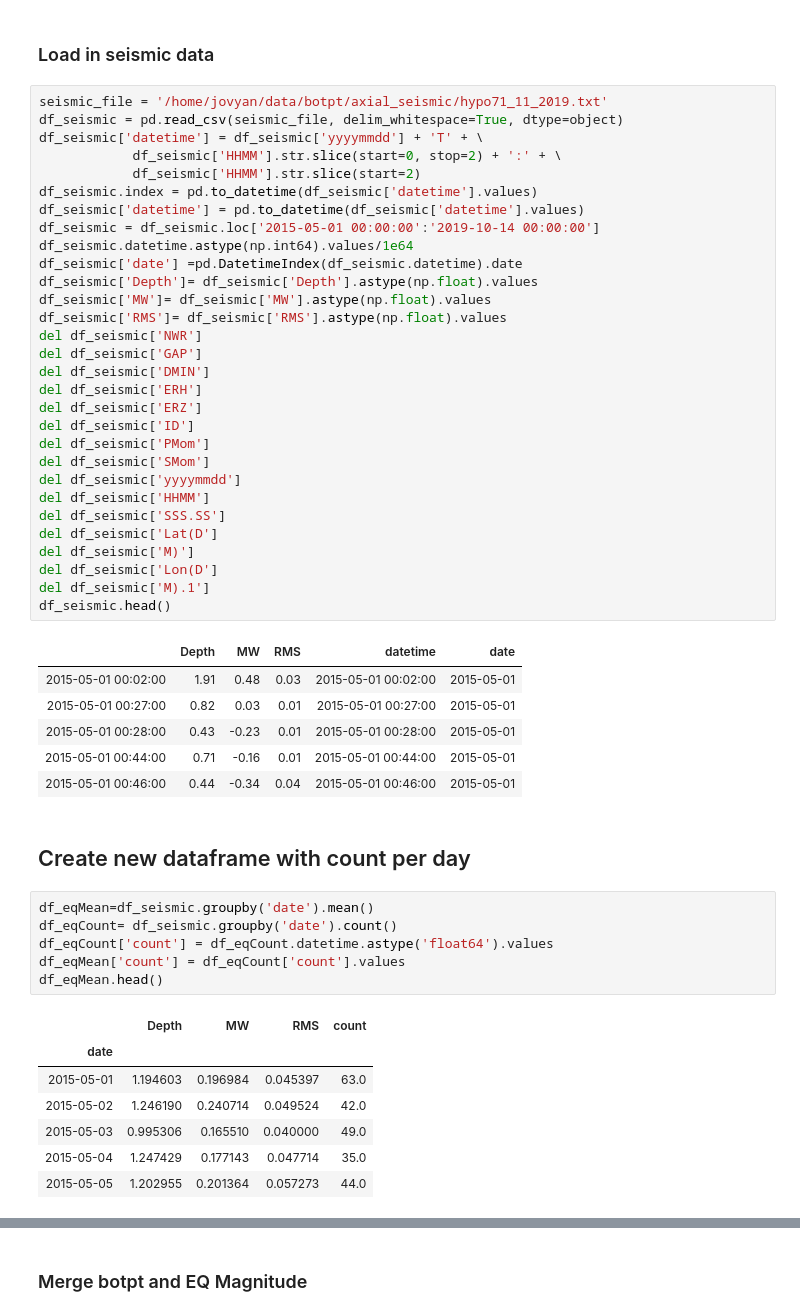
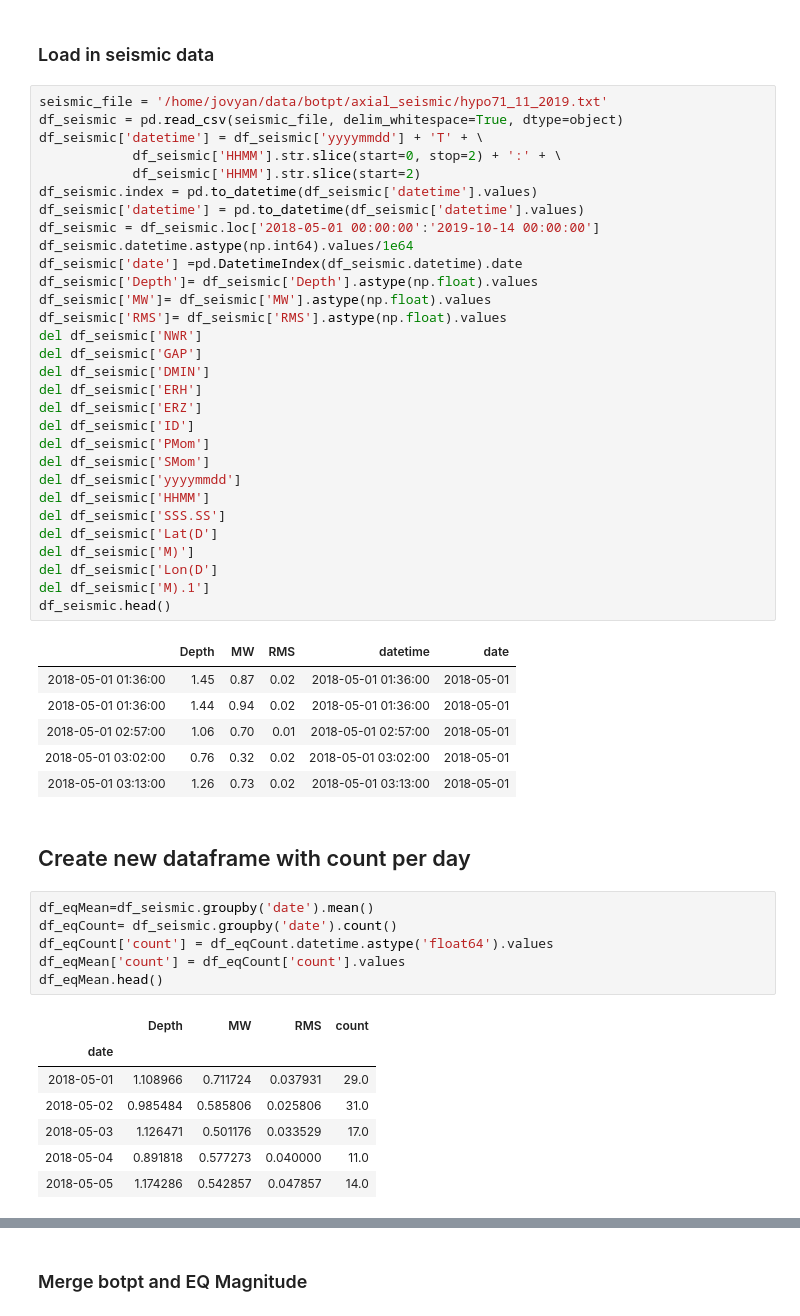
Before and after one commit to daxsoule/BOTPT, a Jupyter notebook: notebooks/multivariate.ipynb, the cells around one changed output, grey strips where cells are left out. Cells and saved outputs as stored; diff of their text form.

```diff
--- a/notebooks/multivariate.ipynb
+++ b/notebooks/multivariate.ipynb
@@ -117,39 +121,39 @@ df_botptMean.head()
 seismic_file = '/home/jovyan/data/botpt/axial_seismic/hypo71_11_2019.txt'
 df_seismic = pd.read_csv(seismic_file, delim_whitespace=True, dtype=object)
 df_seismic['datetime'] = df_seismic['yyyymmdd'] + 'T' + \
             df_seismic['HHMM'].str.slice(start=0, stop=2) + ':' + \
             df_seismic['HHMM'].str.slice(start=2)
 df_seismic.index = pd.to_datetime(df_seismic['datetime'].values)
 df_seismic['datetime'] = pd.to_datetime(df_seismic['datetime'].values)
-df_seismic = df_seismic.loc['2015-05-01 00:00:00':'2019-10-14 00:00:00']
+df_seismic = df_seismic.loc['2018-05-01 00:00:00':'2019-10-14 00:00:00']
 df_seismic.datetime.astype(np.int64).values/1e64
 df_seismic['date'] =pd.DatetimeIndex(df_seismic.datetime).date
 df_seismic['Depth']= df_seismic['Depth'].astype(np.float).values
 df_seismic['MW']= df_seismic['MW'].astype(np.float).values
 df_seismic['RMS']= df_seismic['RMS'].astype(np.float).values
 del df_seismic['NWR']
 del df_seismic['GAP']
 del df_seismic['DMIN']
 del df_seismic['ERH']
 del df_seismic['ERZ']
 del df_seismic['ID']
 del df_seismic['PMom']
 del df_seismic['SMom']
 del df_seismic['yyyymmdd']
 del df_seismic['HHMM']
 del df_seismic['SSS.SS']
 del df_seismic['Lat(D']
 del df_seismic['M)']
 del df_seismic['Lon(D']
 del df_seismic['M).1']
 df_seismic.head()
 # %% [output]
 |  | Depth | MW | RMS | datetime | date |
-| 2015-05-01 00:02:00 | 1.91 | 0.48 | 0.03 | 2015-05-01 00:02:00 | 2015-05-01 |
-| 2015-05-01 00:27:00 | 0.82 | 0.03 | 0.01 | 2015-05-01 00:27:00 | 2015-05-01 |
-| 2015-05-01 00:28:00 | 0.43 | -0.23 | 0.01 | 2015-05-01 00:28:00 | 2015-05-01 |
-| 2015-05-01 00:44:00 | 0.71 | -0.16 | 0.01 | 2015-05-01 00:44:00 | 2015-05-01 |
-| 2015-05-01 00:46:00 | 0.44 | -0.34 | 0.04 | 2015-05-01 00:46:00 | 2015-05-01 |
+| 2018-05-01 01:36:00 | 1.45 | 0.87 | 0.02 | 2018-05-01 01:36:00 | 2018-05-01 |
+| 2018-05-01 01:36:00 | 1.44 | 0.94 | 0.02 | 2018-05-01 01:36:00 | 2018-05-01 |
+| 2018-05-01 02:57:00 | 1.06 | 0.70 | 0.01 | 2018-05-01 02:57:00 | 2018-05-01 |
+| 2018-05-01 03:02:00 | 0.76 | 0.32 | 0.02 | 2018-05-01 03:02:00 | 2018-05-01 |
+| 2018-05-01 03:13:00 | 1.26 | 0.73 | 0.02 | 2018-05-01 03:13:00 | 2018-05-01 |
 # %% [markdown]
 ## Create new dataframe with count per day
 # %%
@@ -161,8 +165,8 @@ df_eqMean.head()
 # %% [output]
 |  | Depth | MW | RMS | count |
 | date |  |  |  |  |
-| 2015-05-01 | 1.194603 | 0.196984 | 0.045397 | 63.0 |
-| 2015-05-02 | 1.246190 | 0.240714 | 0.049524 | 42.0 |
-| 2015-05-03 | 0.995306 | 0.165510 | 0.040000 | 49.0 |
-| 2015-05-04 | 1.247429 | 0.177143 | 0.047714 | 35.0 |
-| 2015-05-05 | 1.202955 | 0.201364 | 0.057273 | 44.0 |
+| 2018-05-01 | 1.108966 | 0.711724 | 0.037931 | 29.0 |
+| 2018-05-02 | 0.985484 | 0.585806 | 0.025806 | 31.0 |
+| 2018-05-03 | 1.126471 | 0.501176 | 0.033529 | 17.0 |
+| 2018-05-04 | 0.891818 | 0.577273 | 0.040000 | 11.0 |
+| 2018-05-05 | 1.174286 | 0.542857 | 0.047857 | 14.0 |
```
Also changed, not shown: parts of 18 cells of this notebook, 2 other files.
